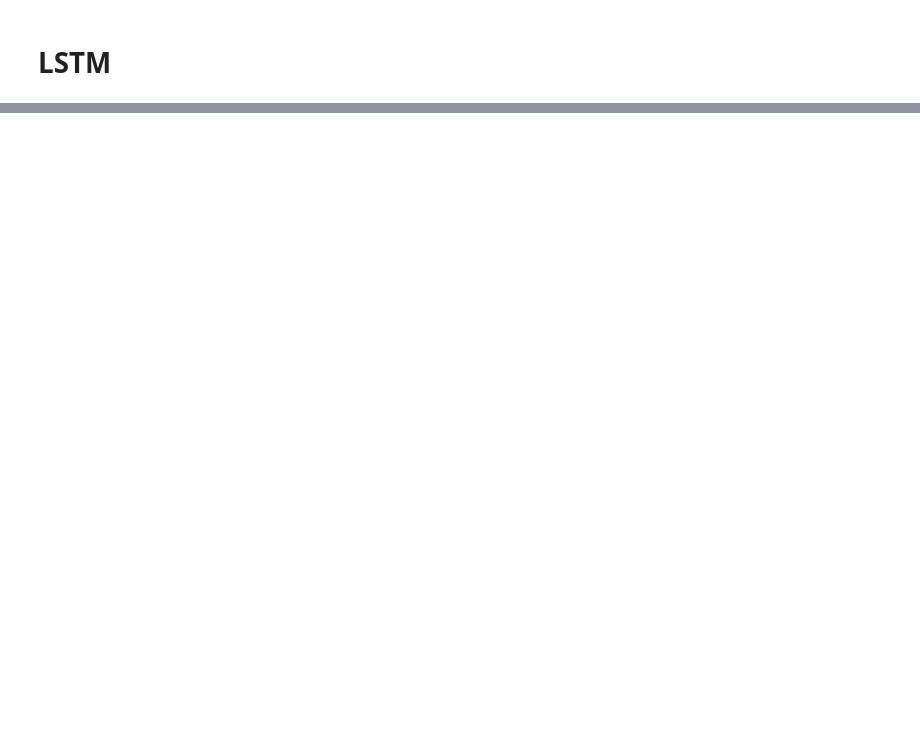
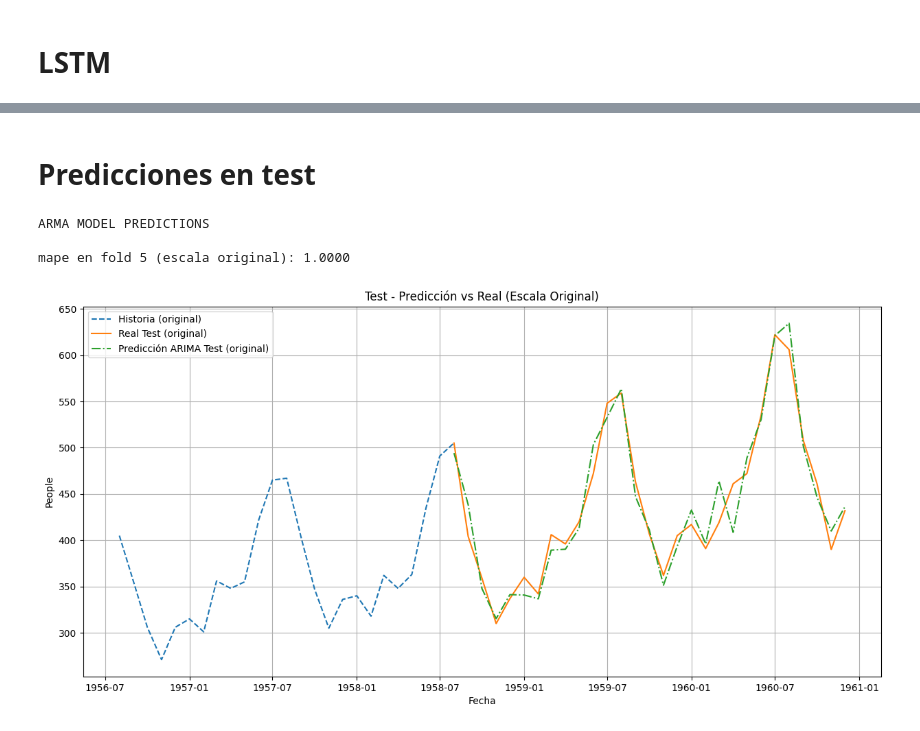
Before and after one commit to JavierJ002/guia-ST, a Jupyter notebook: airpasangers.ipynb, the cells around one changed output, grey strips where cells are left out. Saved outputs shown, nothing was run; the diff lists cells and outputs as text; code cells hidden in the pictures; blank space fills up the shorter version.

```diff
--- a/airpasangers.ipynb
+++ b/airpasangers.ipynb
@@ -1470,0 +1349,50 @@ MAE en fold 5 (escala original con LSTM): 15.8860
+# %% [markdown]
+# Predicciones en test
+# %%
+print(f'ARMA MODEL PREDICTIONS')
+model_arma_preds = []
+model_arma_preds = model_arma.forecast(steps = len(X_test))
+
+pred_array_for_inversion = np.array(model_arma_preds.values)
+true_array_for_inversion = np.array(X_test)
+
+pred_original_test, true_original_reconstructed_test = invert_transformations_corrected(
+    y_transformed_pred_array=pred_array_for_inversion,
+    y_transformed_true_array=true_array_for_inversion,
+    prediction_datetime_index=X_test.index,
+    original_full_log_series=df_log['People'],
+    original_full_log_diff1_series=df_diffed['People'],
+    seasonal_lag=12
+)
+
+
+mape_original_test = mean_absolute_percentage_error(
+    df.loc[X_test.index, 'People'],
+    model_arma_preds
+)
+print(f'\nmape en fold 5 (escala original): {mape_original_test:.4f}')
+
+plt.figure(figsize=(15, 7))
+history_idx_end = X_test.index[0]
+history_idx_start = history_idx_end - pd.DateOffset(months=24)
+
+# Historia previa al test
+plt.plot(df.loc[history_idx_start:history_idx_end, 'People'], label='Historia (original)', linestyle='--')
+
+# Valores reales del test
+plt.plot(df.loc[X_test.index, 'People'], label='Real Test (original)')
+
+# Predicción en test
+plt.plot(X_test.index, pred_original_test, label='Predicción ARIMA Test (original)', linestyle='-.')
+
+plt.title('Test - Predicción vs Real (Escala Original)')
+plt.xlabel('Fecha')
+plt.ylabel('People')
+plt.legend()
+plt.grid(True)
+plt.show()
+# %% [output]
+ARMA MODEL PREDICTIONS
+
+mape en fold 5 (escala original): 1.0000
+[figure, added]
```
Also changed, not shown: parts of 16 cells of this notebook.
